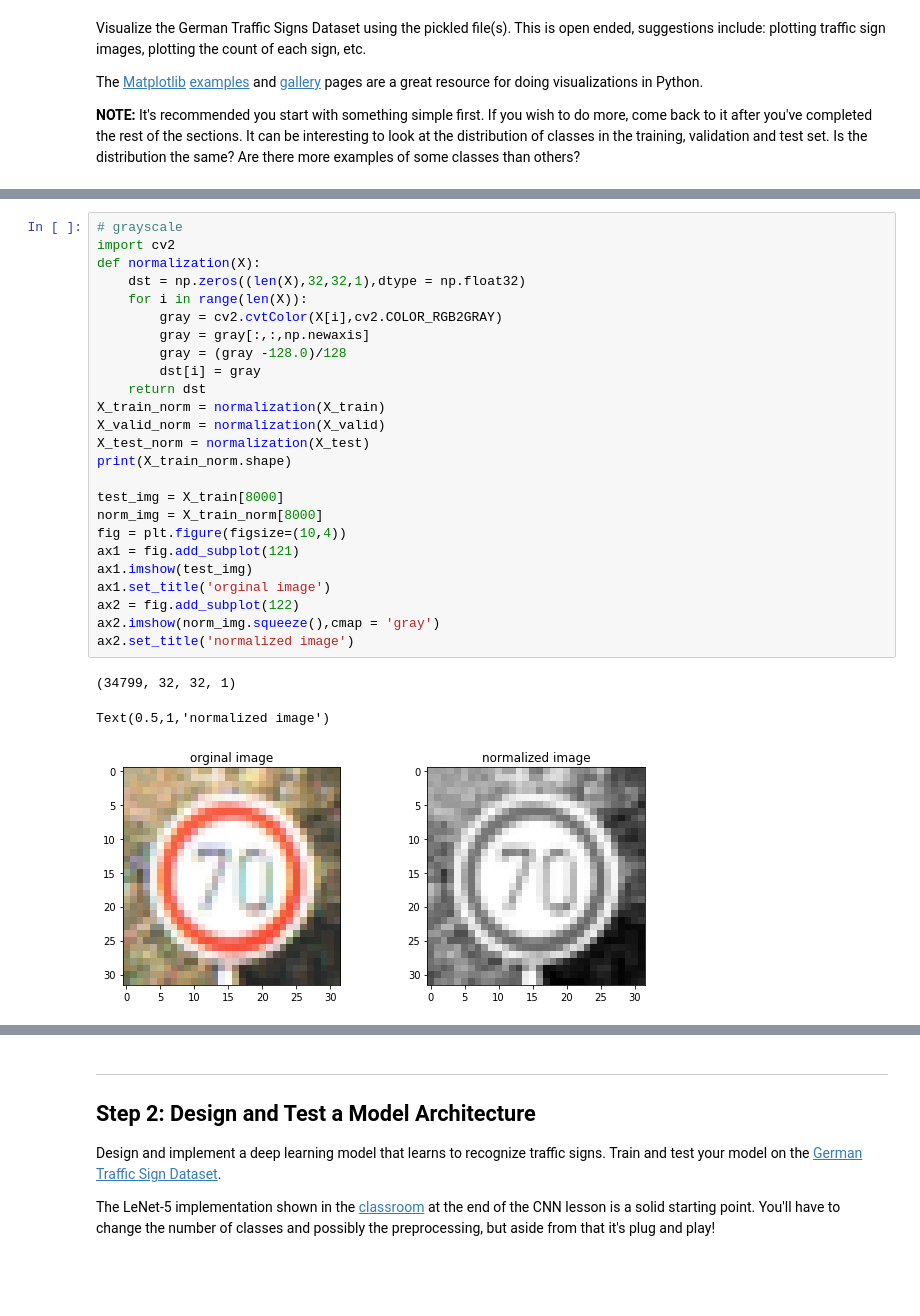
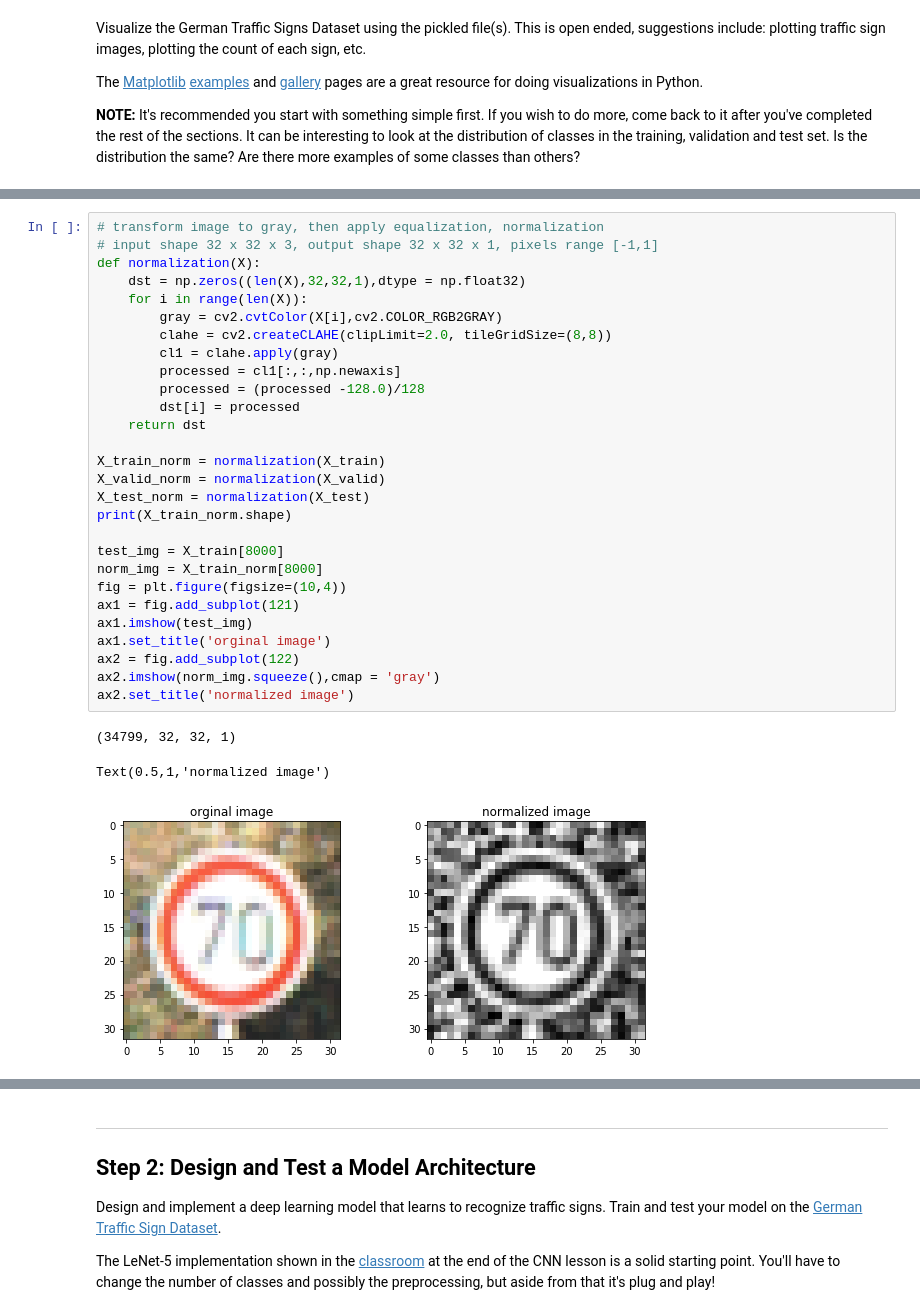
Before and after one commit to thomasgui76/CarND-Traffic-Sign-Classifier-Project, a Jupyter notebook: Traffic_Sign_Classifier.ipynb, the cells around one changed output, grey strips where cells are left out. Drawn from its saved outputs; the diff is of its cells as text; blank space fills up the shorter version.

```diff
--- a/Traffic_Sign_Classifier.ipynb
+++ b/Traffic_Sign_Classifier.ipynb
@@ -152,32 +154,35 @@ print('minimum sample number is {} in class {} in train set'.format(min_class_nu
 maximum sample number is 2010.0 in class 2 in train set
 minimum sample number is 180.0 in class 0 in train set
 # %%
-# grayscale
-import cv2
+# transform image to gray, then apply equalization, normalization
+# input shape 32 x 32 x 3, output shape 32 x 32 x 1, pixels range [-1,1]
 def normalization(X):
     dst = np.zeros((len(X),32,32,1),dtype = np.float32)
     for i in range(len(X)):
         gray = cv2.cvtColor(X[i],cv2.COLOR_RGB2GRAY)
-        gray = gray[:,:,np.newaxis]
-        gray = (gray -128.0)/128
-        dst[i] = gray
+        clahe = cv2.createCLAHE(clipLimit=2.0, tileGridSize=(8,8))
+        cl1 = clahe.apply(gray)
+        processed = cl1[:,:,np.newaxis]
+        processed = (processed -128.0)/128
+        dst[i] = processed
     return dst
+
 X_train_norm = normalization(X_train)
 X_valid_norm = normalization(X_valid)
 X_test_norm = normalization(X_test)
 print(X_train_norm.shape)
 
 test_img = X_train[8000]
 norm_img = X_train_norm[8000]
 fig = plt.figure(figsize=(10,4))
 ax1 = fig.add_subplot(121)
 ax1.imshow(test_img)
 ax1.set_title('orginal image')
 ax2 = fig.add_subplot(122)
 ax2.imshow(norm_img.squeeze(),cmap = 'gray')
 ax2.set_title('normalized image')
 # %% [output]
 (34799, 32, 32, 1)
 Text(0.5,1,'normalized image')
-[figure, old version]
+[figure, new version]
 # %%
```
Also changed, not shown: parts of 18 cells of this notebook, 21 other files.
